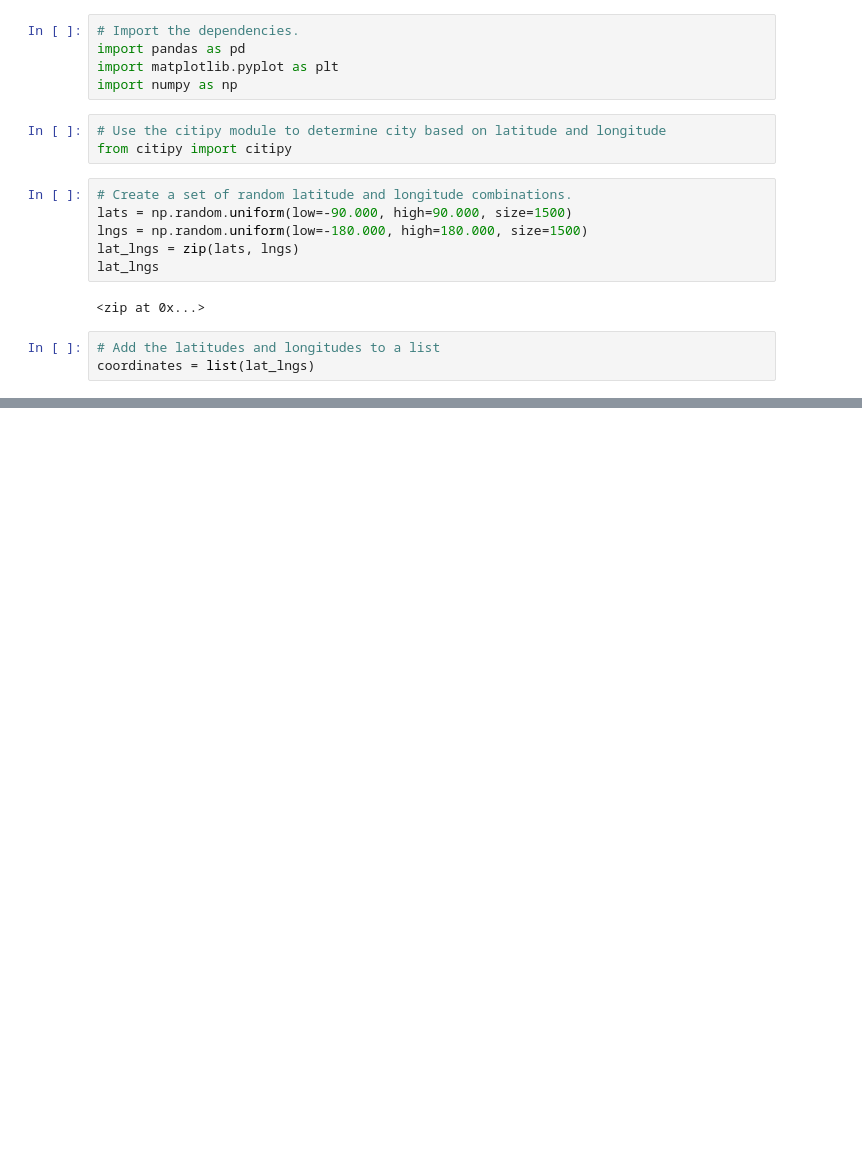
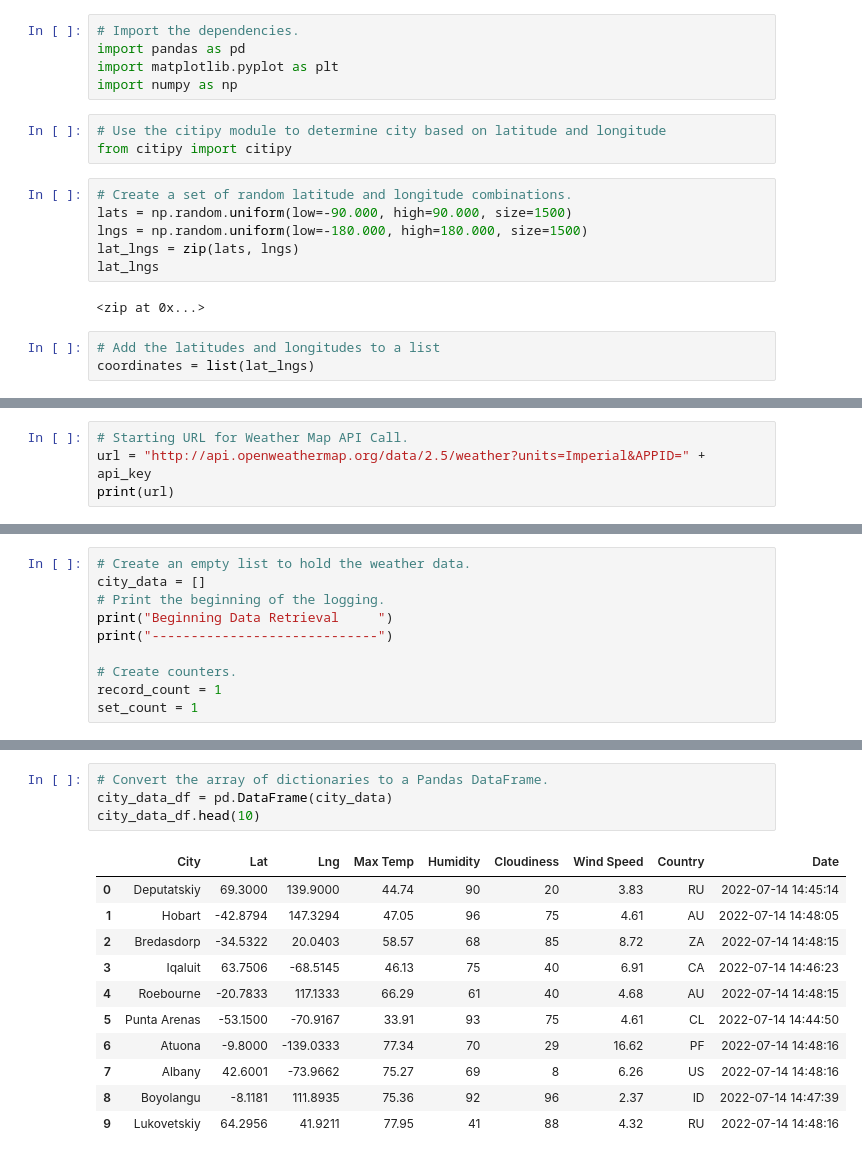
Before and after one commit to Juanamct/World_Weather_Analysis, a Jupyter notebook: WeatherPy.ipynb, the cells around one changed output, grey strips where cells are left out. Drawn from its saved outputs; the diff is of its cells as text; blank space fills up the shorter version.

```diff
--- a/WeatherPy.ipynb
+++ b/WeatherPy.ipynb
@@ -55,0 +62,4 @@ len(cities)
+# %%
+# Starting URL for Weather Map API Call.
+url = "http://api.openweathermap.org/data/2.5/weather?units=Imperial&APPID=" + api_key
+print(url)
@@ -55,0 +72,10 @@ len(cities)
+# %%
+# Create an empty list to hold the weather data.
+city_data = []
+# Print the beginning of the logging.
+print("Beginning Data Retrieval     ")
+print("-----------------------------")
+
+# Create counters.
+record_count = 1
+set_count = 1
@@ -55,0 +156,16 @@ len(cities)
+# %%
+# Convert the array of dictionaries to a Pandas DataFrame.
+city_data_df = pd.DataFrame(city_data)
+city_data_df.head(10)
+# %% [output]
+|  | City | Lat | Lng | Max Temp | Humidity | Cloudiness | Wind Speed | Country | Date |
+| 0 | Deputatskiy | 69.3000 | 139.9000 | 44.74 | 90 | 20 | 3.83 | RU | 2022-07-14 14:45:14 |
+| 1 | Hobart | -42.8794 | 147.3294 | 47.05 | 96 | 75 | 4.61 | AU | 2022-07-14 14:48:05 |
+| 2 | Bredasdorp | -34.5322 | 20.0403 | 58.57 | 68 | 85 | 8.72 | ZA | 2022-07-14 14:48:15 |
+| 3 | Iqaluit | 63.7506 | -68.5145 | 46.13 | 75 | 40 | 6.91 | CA | 2022-07-14 14:46:23 |
+| 4 | Roebourne | -20.7833 | 117.1333 | 66.29 | 61 | 40 | 4.68 | AU | 2022-07-14 14:48:15 |
+| 5 | Punta Arenas | -53.1500 | -70.9167 | 33.91 | 93 | 75 | 4.61 | CL | 2022-07-14 14:44:50 |
+| 6 | Atuona | -9.8000 | -139.0333 | 77.34 | 70 | 29 | 16.62 | PF | 2022-07-14 14:48:16 |
+| 7 | Albany | 42.6001 | -73.9662 | 75.27 | 69 | 8 | 6.26 | US | 2022-07-14 14:48:16 |
+| 8 | Boyolangu | -8.1181 | 111.8935 | 75.36 | 92 | 96 | 2.37 | ID | 2022-07-14 14:47:39 |
+| 9 | Lukovetskiy | 64.2956 | 41.9211 | 77.95 | 41 | 88 | 4.32 | RU | 2022-07-14 14:48:16 |
```
Also changed, not shown: parts of 8 cells of this notebook.
